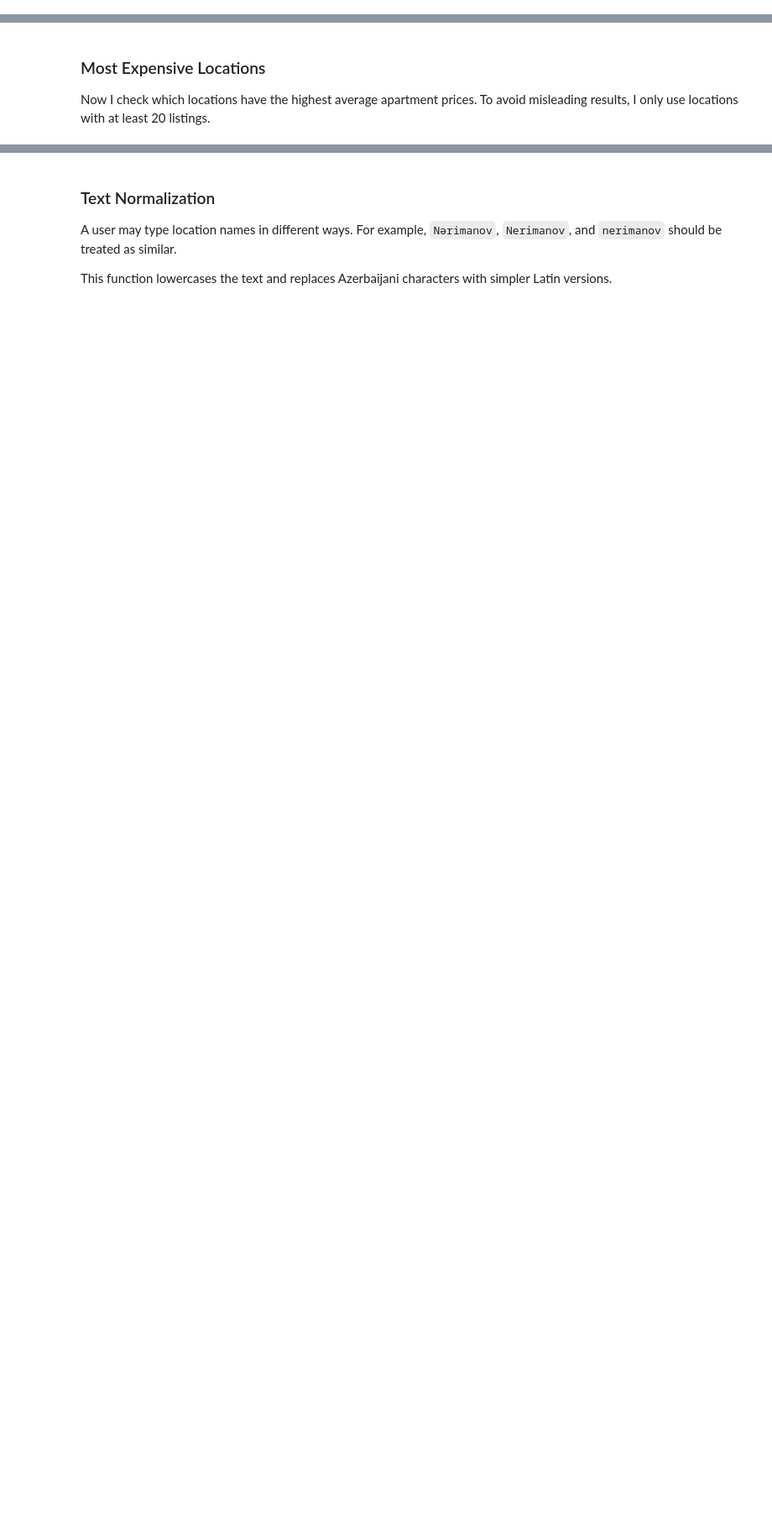
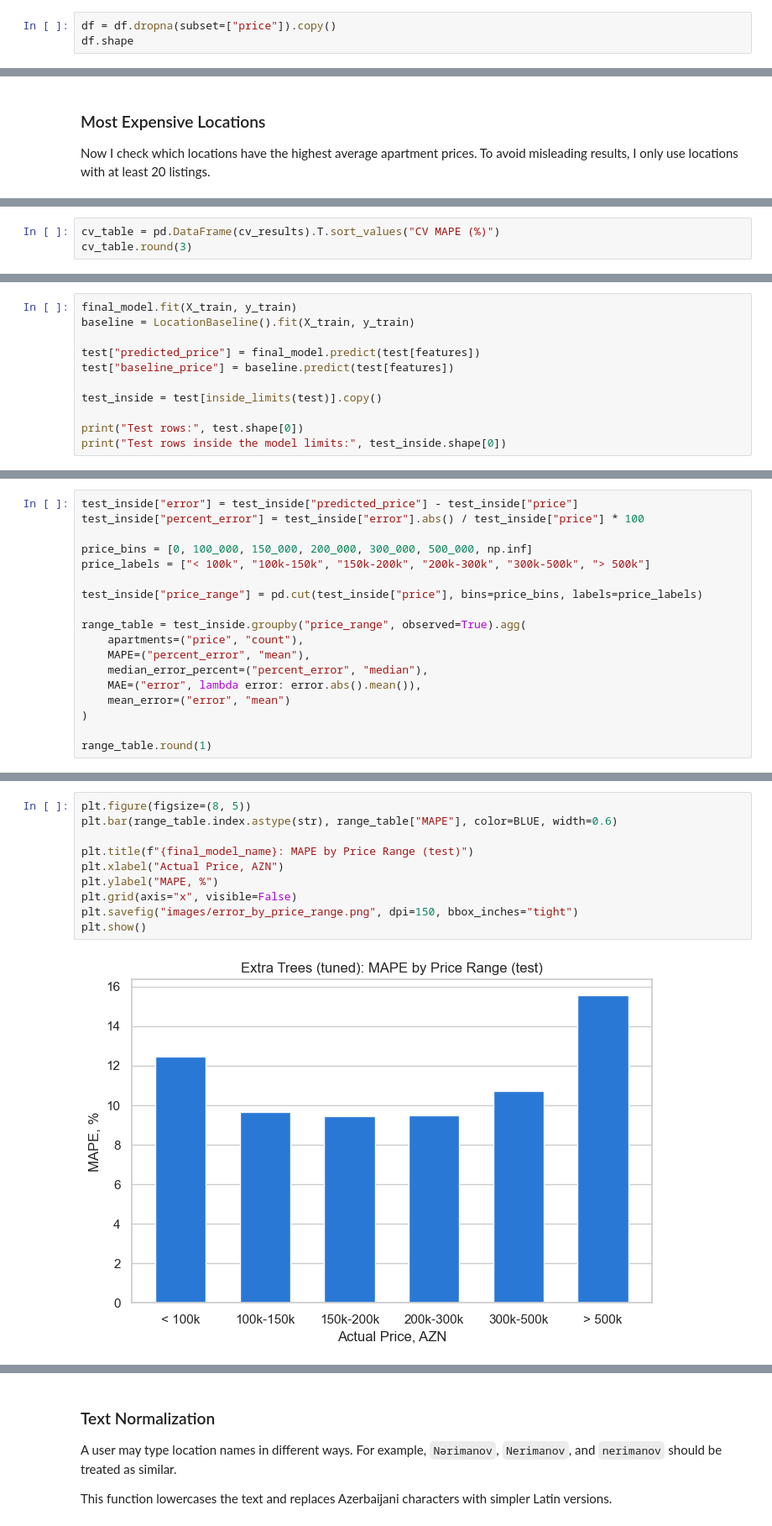
Before and after one commit to akshin777mansurov/house-price-prediction, a Jupyter notebook: House_Price_Prediction.ipynb, the cells around one changed output, grey strips where cells are left out. Shown at 84% size. Cells and saved outputs as stored; diff of their text form; blank space fills up the shorter version.

```diff
--- a/House_Price_Prediction.ipynb
+++ b/House_Price_Prediction.ipynb
@@ -89,0 +115,3 @@ dtype: int64
+# %%
+df = df.dropna(subset=["price"]).copy()
+df.shape
@@ -771,0 +760,3 @@ feature_ranges
+# %%
+cv_table = pd.DataFrame(cv_results).T.sort_values("CV MAPE (%)")
+cv_table.round(3)
@@ -771,0 +958,11 @@ feature_ranges
+# %%
+final_model.fit(X_train, y_train)
+baseline = LocationBaseline().fit(X_train, y_train)
+
+test["predicted_price"] = final_model.predict(test[features])
+test["baseline_price"] = baseline.predict(test[features])
+
+test_inside = test[inside_limits(test)].copy()
+
+print("Test rows:", test.shape[0])
+print("Test rows inside the model limits:", test_inside.shape[0])
@@ -771,0 +1013,18 @@ feature_ranges
+# %%
+test_inside["error"] = test_inside["predicted_price"] - test_inside["price"]
+test_inside["percent_error"] = test_inside["error"].abs() / test_inside["price"] * 100
+
+price_bins = [0, 100_000, 150_000, 200_000, 300_000, 500_000, np.inf]
+price_labels = ["< 100k", "100k-150k", "150k-200k", "200k-300k", "300k-500k", "> 500k"]
+
+test_inside["price_range"] = pd.cut(test_inside["price"], bins=price_bins, labels=price_labels)
+
+range_table = test_inside.groupby("price_range", observed=True).agg(
+    apartments=("price", "count"),
+    MAPE=("percent_error", "mean"),
+    median_error_percent=("percent_error", "median"),
+    MAE=("error", lambda error: error.abs().mean()),
+    mean_error=("error", "mean")
+)
+
+range_table.round(1)
@@ -771,0 +1040,12 @@ feature_ranges
+# %%
+plt.figure(figsize=(8, 5))
+plt.bar(range_table.index.astype(str), range_table["MAPE"], color=BLUE, width=0.6)
+
+plt.title(f"{final_model_name}: MAPE by Price Range (test)")
+plt.xlabel("Actual Price, AZN")
+plt.ylabel("MAPE, %")
+plt.grid(axis="x", visible=False)
+plt.savefig("images/error_by_price_range.png", dpi=150, bbox_inches="tight")
+plt.show()
+# %% [output]
+[figure, added]
```
Also changed, not shown: parts of 161 cells of this notebook, 7 other files.
